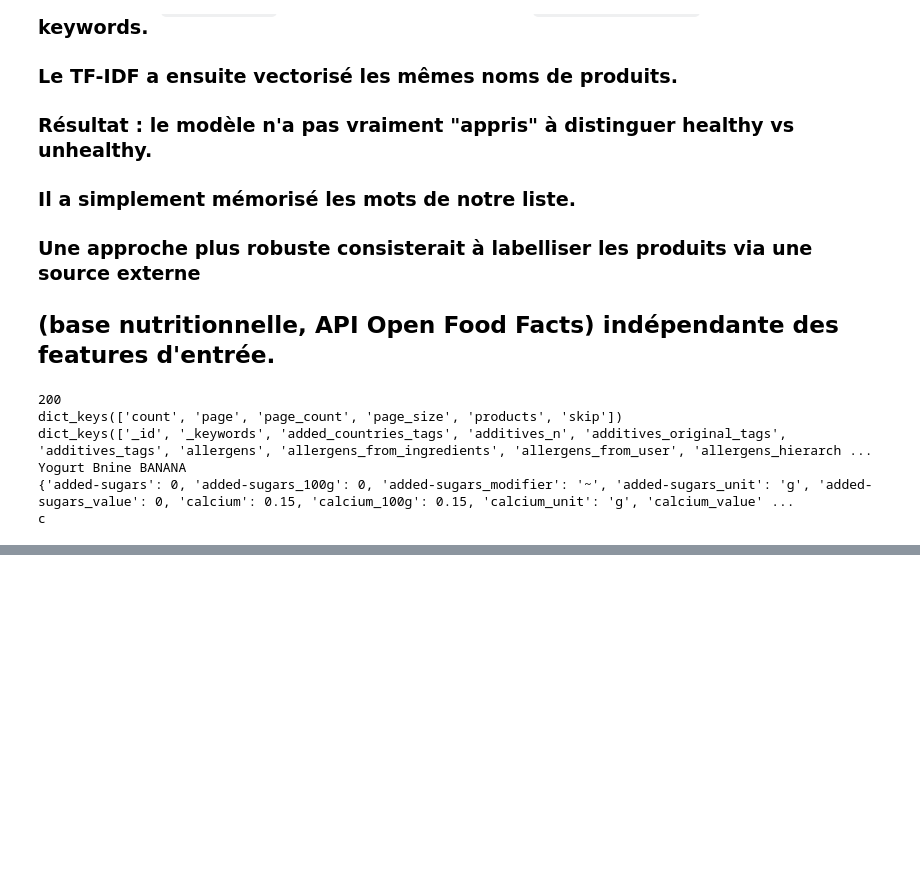
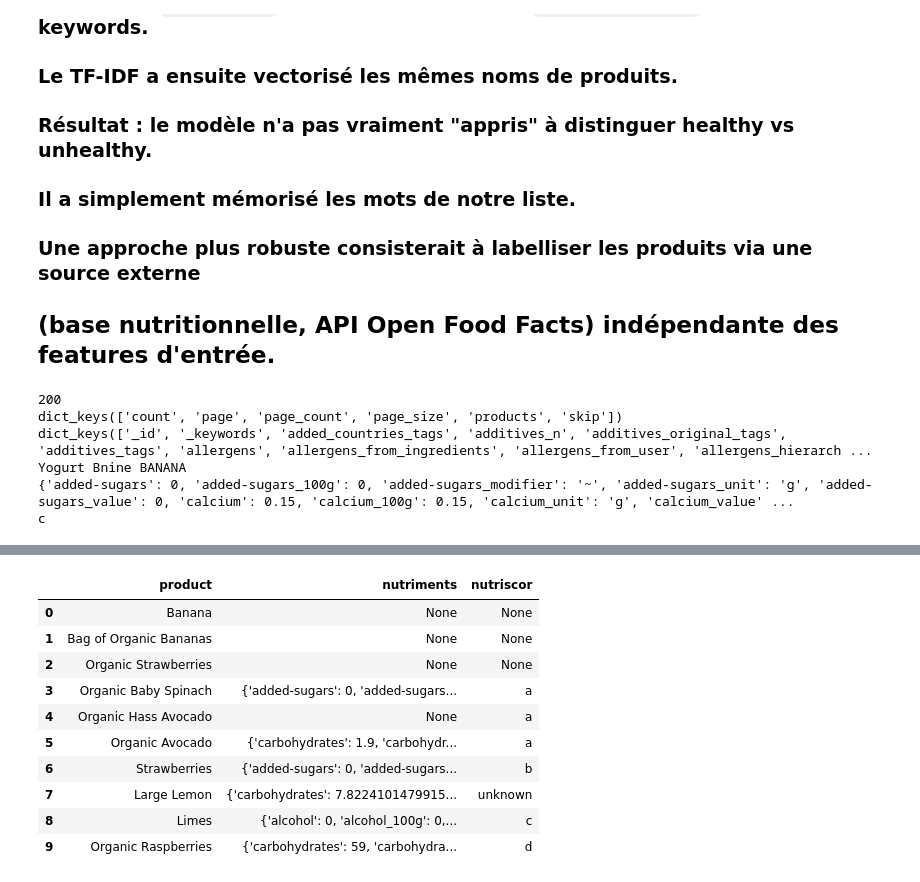
Before and after one commit to Slacknsss/NextBuy-Machine-Learning, a Jupyter notebook: notebookSLACK.ipynb, the cells around one changed output, grey strips where cells are left out. Drawn from its saved outputs; the diff is of its cells as text; code cells hidden in the pictures; blank space fills up the shorter version.

```diff
--- a/notebookSLACK.ipynb
+++ b/notebookSLACK.ipynb
@@ -34,27 +34,6 @@ Fusion terminée !
 | 3 | 2 | 45918.0 | 4.0 | 1.0 | NaN | NaN | NaN | ... |
 | 4 | 2 | 30035.0 | 5.0 | 0.0 | NaN | NaN | NaN | ... |
 Dimensions du dataset final : (100000, 14)
-# %%
-import pandas as pd
-import matplotlib.pyplot as plt
-import squarify as sq
-
-aisles = pd.read_csv('./aisles.csv')
-departments = pd.read_csv('./departments.csv')
-products = pd.read_csv('./products.csv')
-orders = pd.read_csv('./orders.csv')
-order_products = pd.read_csv('./order_products.csv')
-
-aisles = aisles.dropna(subset=['aisle_id' , 'aisle'])
-departments = departments.dropna(subset=['department_id' , 'department'])
-order_products = order_products.dropna(subset=['order_id','product_id'])
-orders = orders.dropna(subset=["order_id","user_id","order_dow"])
-products = products.dropna(subset=['product_id','product_name'])
-
-products_enriched = products.merge(aisles, on='aisle_id', how='left')
-products_enriched = products_enriched.merge(departments, on='department_id', how='left')
-orders_details = order_products.merge(orders, on='order_id', how='left')
-df_master = orders_details.merge(products_enriched, on='product_id', how='left')
 # %%
 print("Nombre de Valeurs nul dans le Dataset",df_master.isnull())
 print("<=======================>")
@@ -554,0 +542,12 @@ df[["energy-kcal_100g", "sugars_100g", "carbohydrates_100g", "proteins_100g", "f
+# %%
+import time
+produce_df = df_master[df_master["department"] == "produce"]
+produce_df["product_name"].nunique()
+
+alltest = produce_df['product_name'].value_counts(dropna=False).head(10)
+resultats = []
+for produce in alltest.index:
+     nutriscor, nutriments = FindMacros(produce)
+     resultats.append({"product": produce, "nutriments": nutriments, "nutriscor": nutriscor})
+     time.sleep(2)
+print(resultats)
@@ -554,0 +572,15 @@ df[["energy-kcal_100g", "sugars_100g", "carbohydrates_100g", "proteins_100g", "f
+# %%
+df_resultas = pd.DataFrame(resultats)
+df_resultas
+# %% [output]
+|  | product | nutriments | nutriscor |
+| 0 | Banana | None | None |
+| 1 | Bag of Organic Bananas | None | None |
+| 2 | Organic Strawberries | None | None |
+| 3 | Organic Baby Spinach | {'added-sugars': 0, 'added-sugars... | a |
+| 4 | Organic Hass Avocado | None | a |
+| 5 | Organic Avocado | {'carbohydrates': 1.9, 'carbohydr... | a |
+| 6 | Strawberries | {'added-sugars': 0, 'added-sugars... | b |
+| 7 | Large Lemon | {'carbohydrates': 7.8224101479915... | unknown |
+| 8 | Limes | {'alcohol': 0, 'alcohol_100g': 0,... | c |
+| 9 | Organic Raspberries | {'carbohydrates': 59, 'carbohydra... | d |
```
Also changed, not shown: parts of 4 cells of this notebook.
